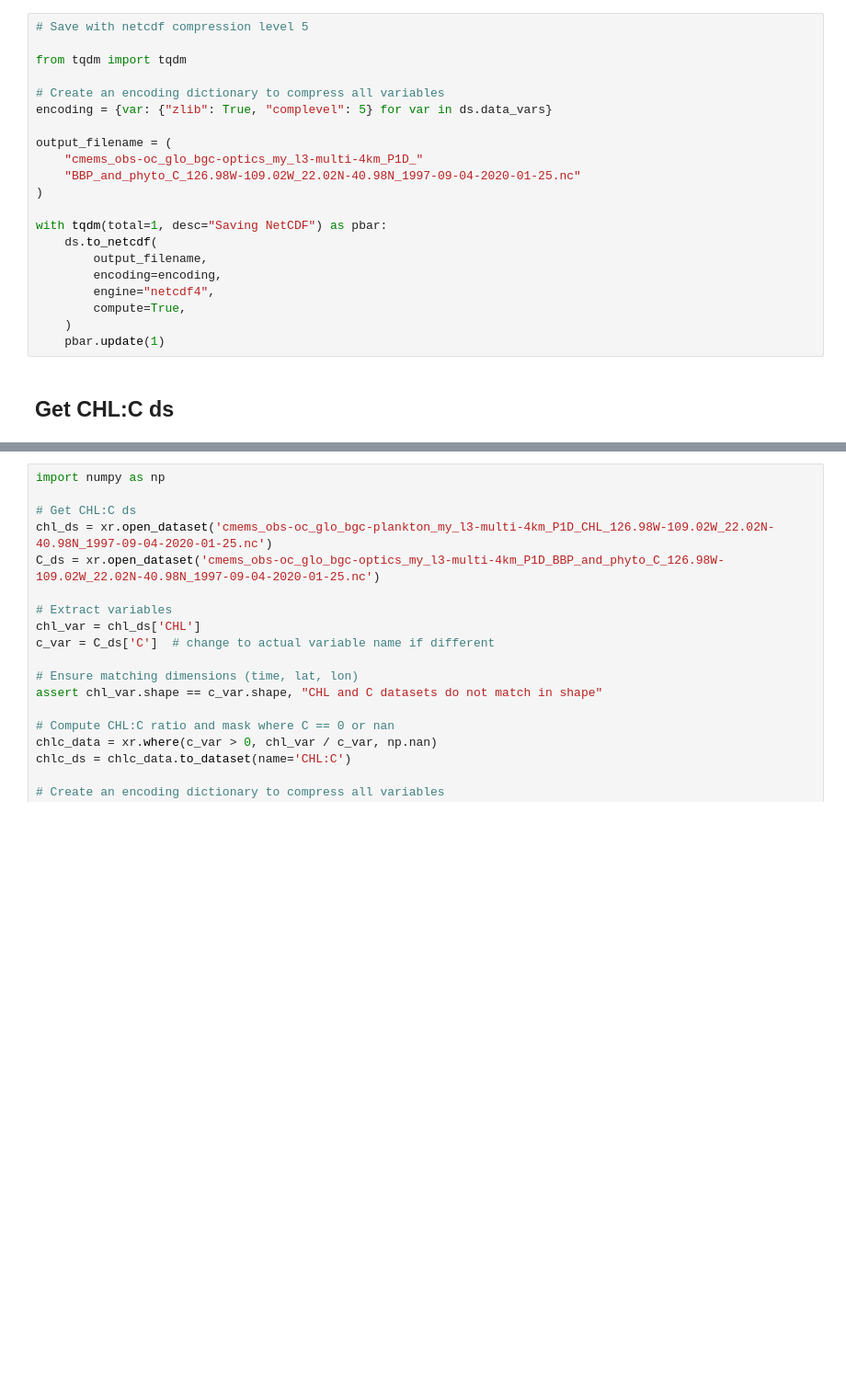
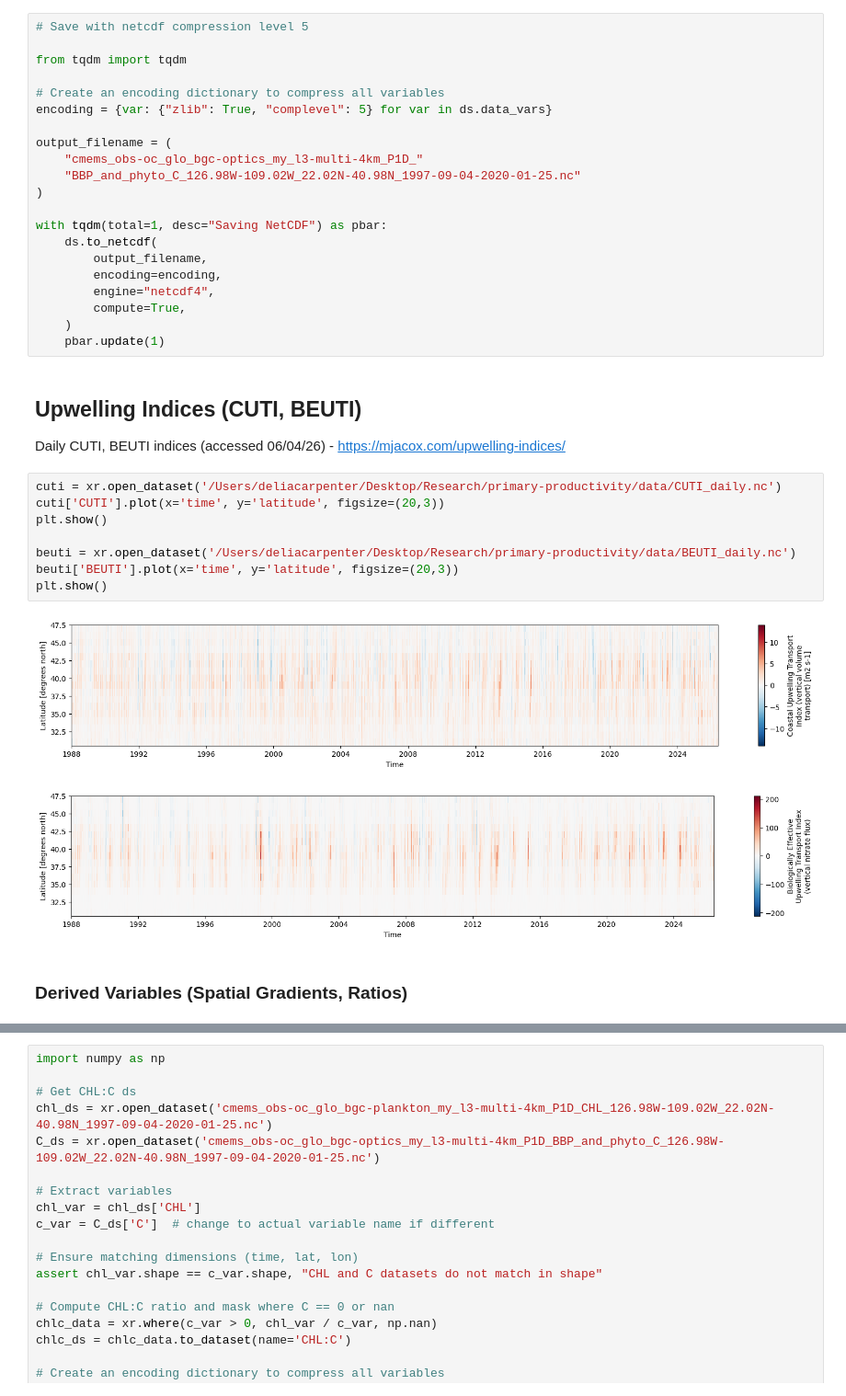
Before and after one commit to decarpenter/primary-productivity, a Jupyter notebook: notebooks/02 Get Satellite Data.ipynb, the cells around one changed output, grey strips where cells are left out. Shown at 92% size. Drawn from its saved outputs; the diff is of its cells as text; blank space fills up the shorter version.

```diff
--- a/notebooks/02 Get Satellite Data.ipynb
+++ b/notebooks/02 Get Satellite Data.ipynb
@@ -433,5 +592,19 @@ with tqdm(total=1, desc="Saving NetCDF") as pbar:
         compute=True,
     )
     pbar.update(1)
-# %% [markdown]
-## Get CHL:C ds
+# %% [markdown]
+## Upwelling Indices (CUTI, BEUTI)
+Daily CUTI, BEUTI indices (accessed 06/04/26) - https://mjacox.com/upwelling-indices/
+# %%
+cuti = xr.open_dataset('/Users/deliacarpenter/Desktop/Research/primary-productivity/data/CUTI_daily.nc')
+cuti['CUTI'].plot(x='time', y='latitude', figsize=(20,3))
+plt.show()
+
+beuti = xr.open_dataset('/Users/deliacarpenter/Desktop/Research/primary-productivity/data/BEUTI_daily.nc')
+beuti['BEUTI'].plot(x='time', y='latitude', figsize=(20,3))
+plt.show()
+# %% [output]
+[figure, added]
+[figure, added]
+# %% [markdown]
+### Derived Variables (Spatial Gradients, Ratios)
```
Also changed, not shown: parts of 58 cells of this notebook.
